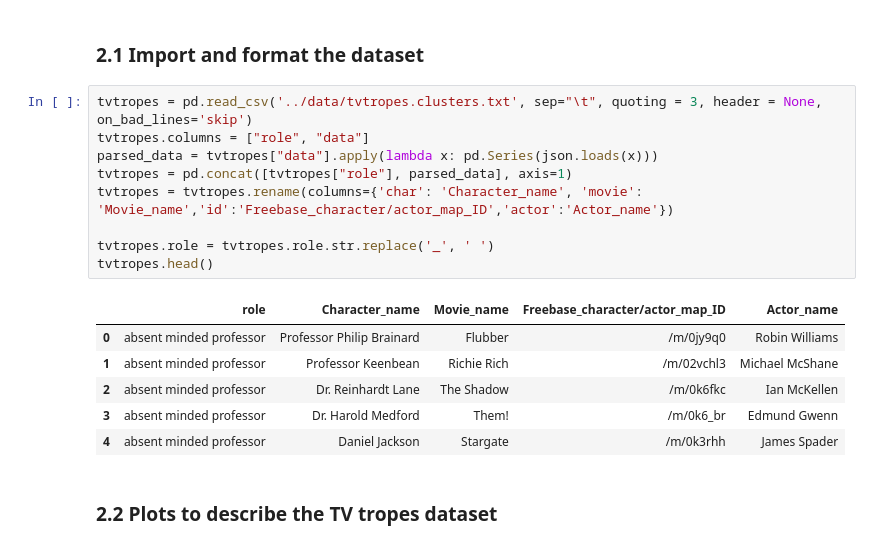
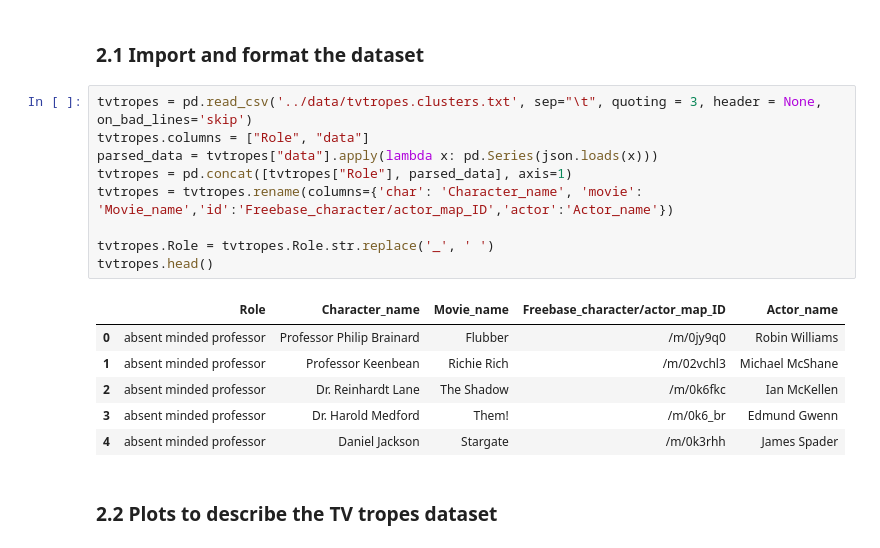
Before and after one commit to epfl-ada/ada-2024-project-adanonymous, a Jupyter notebook: src/utils/preprocessing.ipynb, the cells around one changed output. Drawn from its saved outputs; the diff is of its cells as text.

Commit message:
Repaired model.pkl, added plot_summaries.pkl, modified preprocessing.ipynb
Modified end of preprocessing.ipynb and modified column name role to Role for consistency.

```diff
--- a/src/utils/preprocessing.ipynb
+++ b/src/utils/preprocessing.ipynb
@@ -595,15 +595,15 @@ movies.to_pickle('../../data/movies.pkl')
 ### 2.1 Import and format the dataset
 # %%
 tvtropes = pd.read_csv('../data/tvtropes.clusters.txt', sep="\t", quoting = 3, header = None, on_bad_lines='skip')
-tvtropes.columns = ["role", "data"]
+tvtropes.columns = ["Role", "data"]
 parsed_data = tvtropes["data"].apply(lambda x: pd.Series(json.loads(x)))
-tvtropes = pd.concat([tvtropes["role"], parsed_data], axis=1)
+tvtropes = pd.concat([tvtropes["Role"], parsed_data], axis=1)
 tvtropes = tvtropes.rename(columns={'char': 'Character_name', 'movie': 'Movie_name','id':'Freebase_character/actor_map_ID','actor':'Actor_name'})
 
-tvtropes.role = tvtropes.role.str.replace('_', ' ')
+tvtropes.Role = tvtropes.Role.str.replace('_', ' ')
 tvtropes.head()
 # %% [output]
-|  | role | Character_name | Movie_name | Freebase_character/actor_map_ID | Actor_name |
+|  | Role | Character_name | Movie_name | Freebase_character/actor_map_ID | Actor_name |
 | 0 | absent minded professor | Professor Philip Brainard | Flubber | /m/0jy9q0 | Robin Williams |
 | 1 | absent minded professor | Professor Keenbean | Richie Rich | /m/02vchl3 | Michael McShane |
 | 2 | absent minded professor | Dr. Reinhardt Lane | The Shadow | /m/0k6fkc | Ian McKellen |
```
Also changed, not shown: parts of 6 cells of this notebook, 2 other files.
